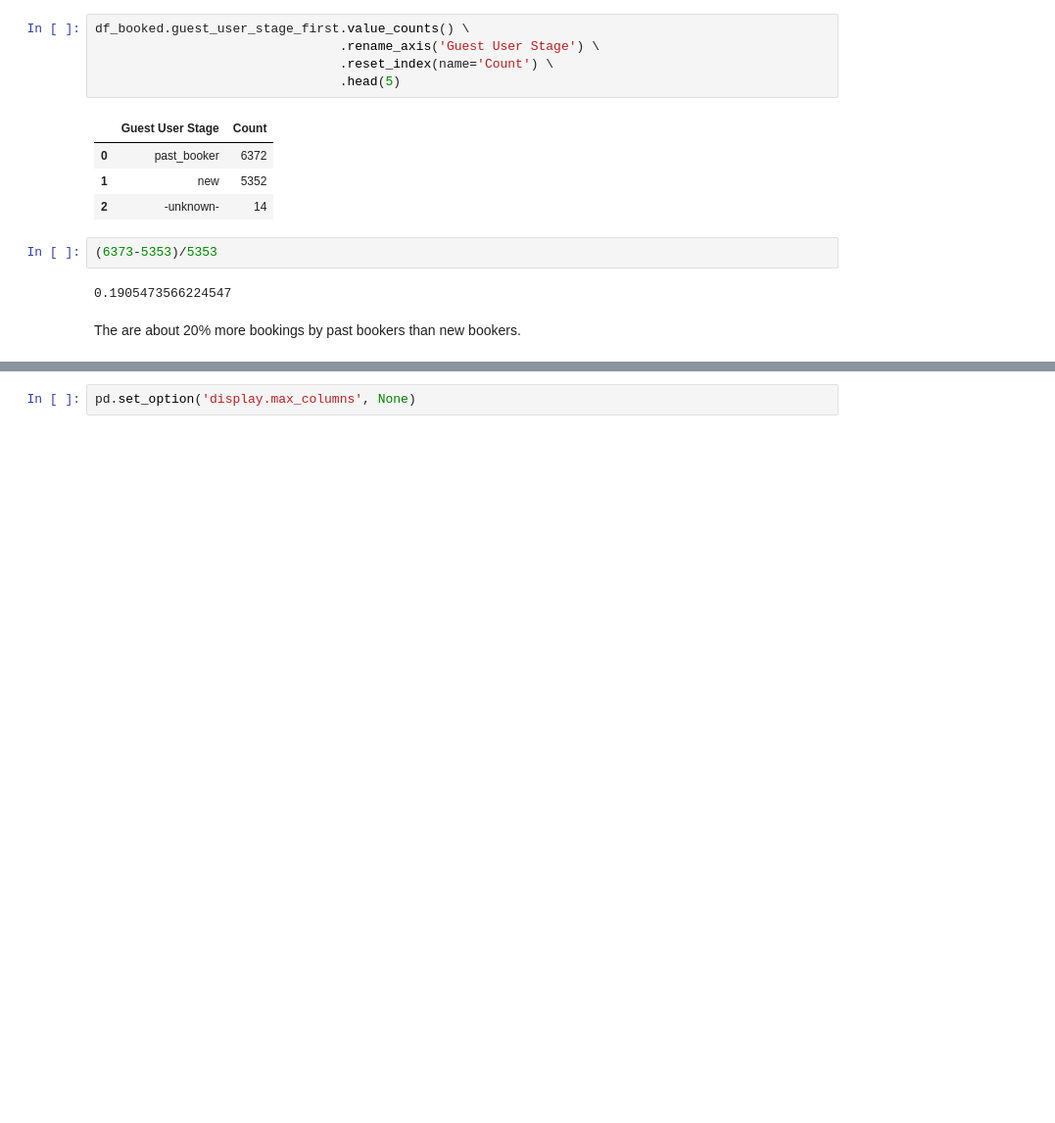
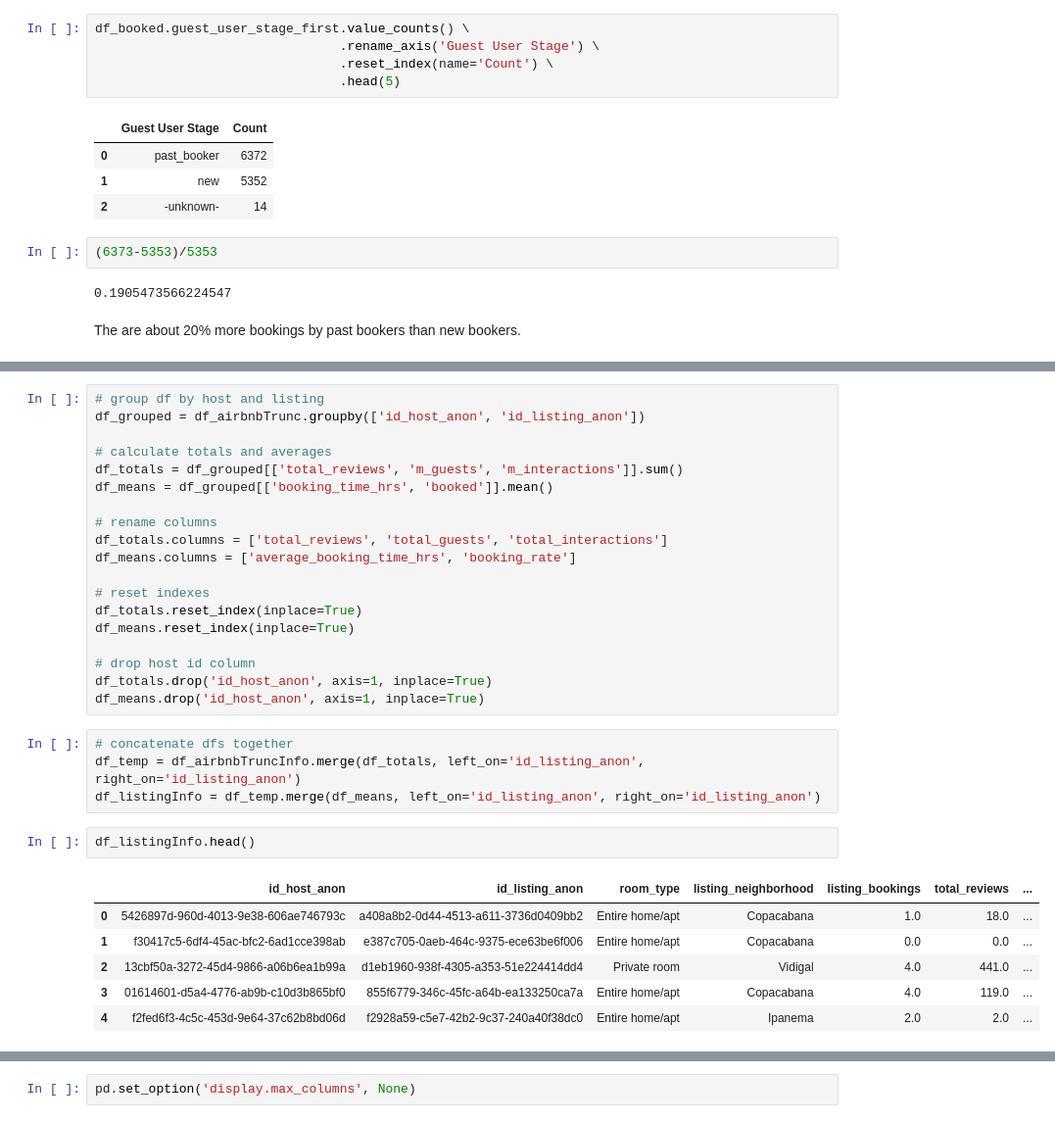
Before and after one commit to a-arev/airbnb, a Jupyter notebook: airbnb.ipynb, the cells around one changed output, grey strips where cells are left out. Shown at 98% size. Drawn from its saved outputs; the diff is of its cells as text; blank space fills up the shorter version.

```diff
--- a/airbnb.ipynb
+++ b/airbnb.ipynb
@@ -634,0 +648,32 @@ The are about 20% more bookings by past bookers than new bookers.
+# %%
+# group df by host and listing
+df_grouped = df_airbnbTrunc.groupby(['id_host_anon', 'id_listing_anon'])
+
+# calculate totals and averages
+df_totals = df_grouped[['total_reviews', 'm_guests', 'm_interactions']].sum()
+df_means = df_grouped[['booking_time_hrs', 'booked']].mean()
+
+# rename columns
+df_totals.columns = ['total_reviews', 'total_guests', 'total_interactions']
+df_means.columns = ['average_booking_time_hrs', 'booking_rate']
+
+# reset indexes
+df_totals.reset_index(inplace=True)
+df_means.reset_index(inplace=True)
+
+# drop host id column
+df_totals.drop('id_host_anon', axis=1, inplace=True)
+df_means.drop('id_host_anon', axis=1, inplace=True)
+# %%
+# concatenate dfs together
+df_temp = df_airbnbTruncInfo.merge(df_totals, left_on='id_listing_anon', right_on='id_listing_anon')
+df_listingInfo = df_temp.merge(df_means, left_on='id_listing_anon', right_on='id_listing_anon')
+# %%
+df_listingInfo.head()
+# %% [output]
+|  | id_host_anon | id_listing_anon | room_type | listing_neighborhood | listing_bookings | total_reviews | ... |
+| 0 | 5426897d-960d-4013-9e38-606ae746793c | a408a8b2-0d44-4513-a611-3736d0409bb2 | Entire home/apt | Copacabana | 1.0 | 18.0 | ... |
+| 1 | f30417c5-6df4-45ac-bfc2-6ad1cce398ab | e387c705-0aeb-464c-9375-ece63be6f006 | Entire home/apt | Copacabana | 0.0 | 0.0 | ... |
+| 2 | 13cbf50a-3272-45d4-9866-a06b6ea1b99a | d1eb1960-938f-4305-a353-51e224414dd4 | Private room | Vidigal | 4.0 | 441.0 | ... |
+| 3 | 01614601-d5a4-4776-ab9b-c10d3b865bf0 | 855f6779-346c-45fc-a64b-ea133250ca7a | Entire home/apt | Copacabana | 4.0 | 119.0 | ... |
+| 4 | f2fed6f3-4c5c-453d-9e64-37c62b8bd06d | f2928a59-c5e7-42b2-9c37-240a40f38dc0 | Entire home/apt | Ipanema | 2.0 | 2.0 | ... |
```
Also changed, not shown: parts of 21 cells of this notebook, 4 other files.
